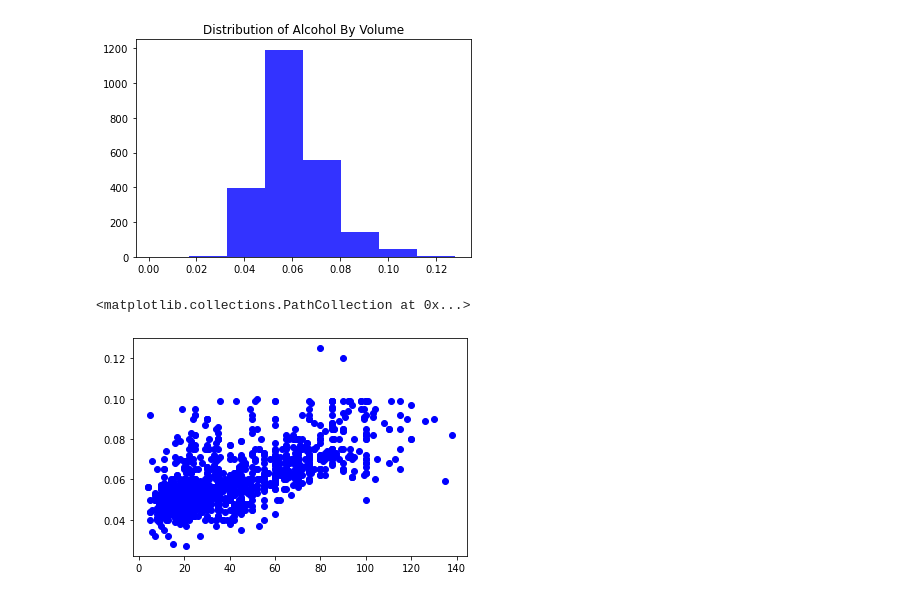
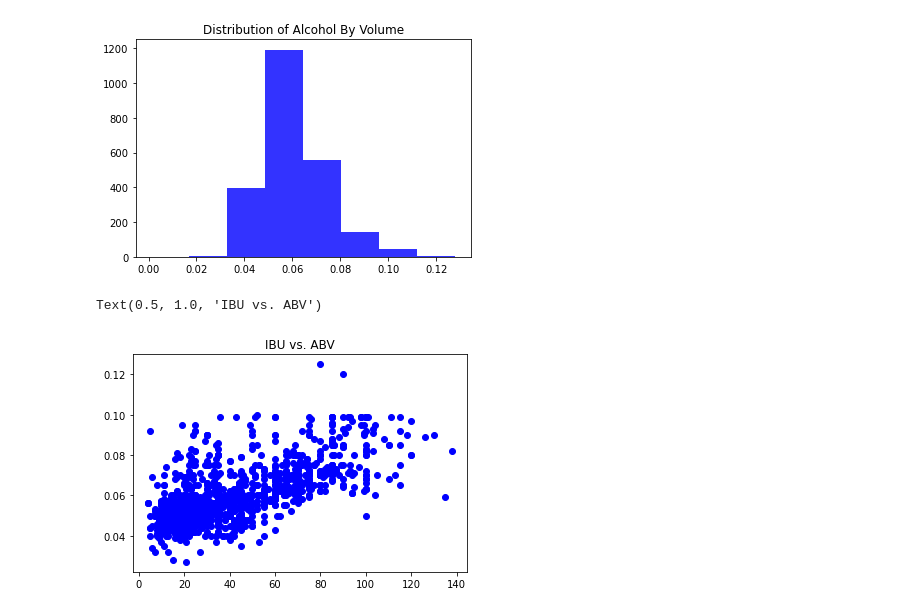
Before and after one commit to ItsGreyedOut/Brewery-Startup, a Jupyter notebook: resources/Dawn_proj1.ipynb, the cells around one changed output. Drawn from its saved outputs; the diff is of its cells as text; code cells hidden in the pictures.

```diff
--- a/resources/Dawn_proj1.ipynb
+++ b/resources/Dawn_proj1.ipynb
@@ -99,6 +121,7 @@ Text(0.5, 1.0, 'Distribution of Alcohol By Volume')
 [figure]
 # %%
 plt.scatter("ibu", "abv", data = beers_df, color = "blue")
+plt.title("IBU vs. ABV")
 # %% [output]
-<matplotlib.collections.PathCollection at 0x...>
+Text(0.5, 1.0, 'IBU vs. ABV')
-[figure, old version]
+[figure, new version]
```
Also changed, not shown: parts of 4 cells of this notebook, 2 other files.
